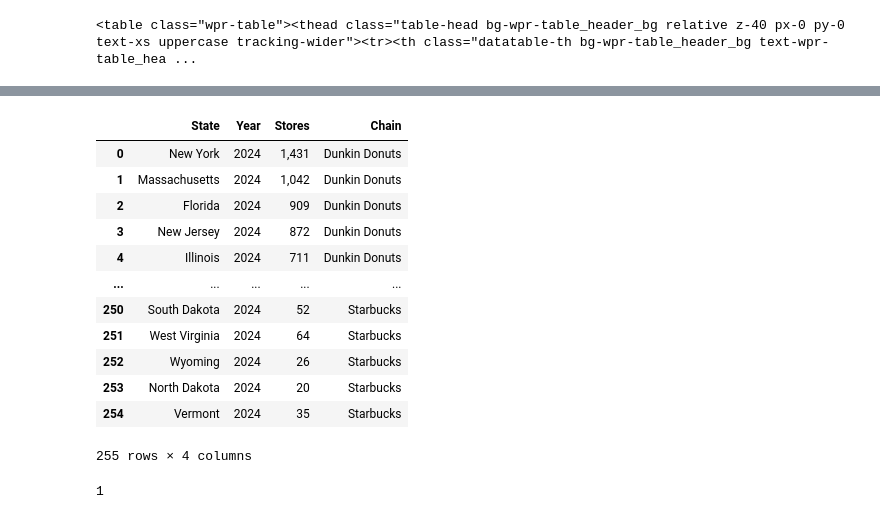
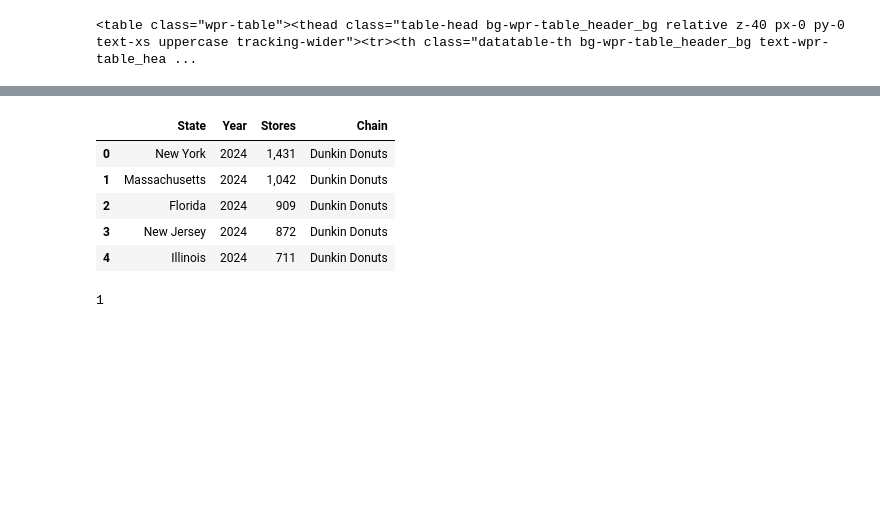
Before and after one commit to r-morag/Labs---GSB-544, a Jupyter notebook: lab_4.ipynb, the cells around one changed output, grey strips where cells are left out. Saved outputs shown, nothing was run; the diff lists cells and outputs as text; code cells hidden in the pictures; blank space fills up the shorter version.

```diff
--- a/lab_4.ipynb
+++ b/lab_4.ipynb
@@ -100,21 +105,14 @@ dunkin_df["Chain"] = "Dunkin Donuts"
 # %%
 coffee_df = pd.concat([dunkin_df, bux_df], ignore_index=True)
 # %%
-coffee_df
+coffee_df.head()
 # %% [output]
 |  | State | Year | Stores | Chain |
 | 0 | New York | 2024 | 1,431 | Dunkin Donuts |
 | 1 | Massachusetts | 2024 | 1,042 | Dunkin Donuts |
 | 2 | Florida | 2024 | 909 | Dunkin Donuts |
 | 3 | New Jersey | 2024 | 872 | Dunkin Donuts |
 | 4 | Illinois | 2024 | 711 | Dunkin Donuts |
-| ... | ... | ... | ... | ... |
-| 250 | South Dakota | 2024 | 52 | Starbucks |
-| 251 | West Virginia | 2024 | 64 | Starbucks |
-| 252 | Wyoming | 2024 | 26 | Starbucks |
-| 253 | North Dakota | 2024 | 20 | Starbucks |
-| 254 | Vermont | 2024 | 35 | Starbucks |
-255 rows × 4 columns
 # %%
 pop_response = requests.get("https://simple.wikipedia.org/wiki/List_of_U.S._states_by_population")
 # %%
```
Also changed, not shown: parts of 28 cells of this notebook, 1 other file.
